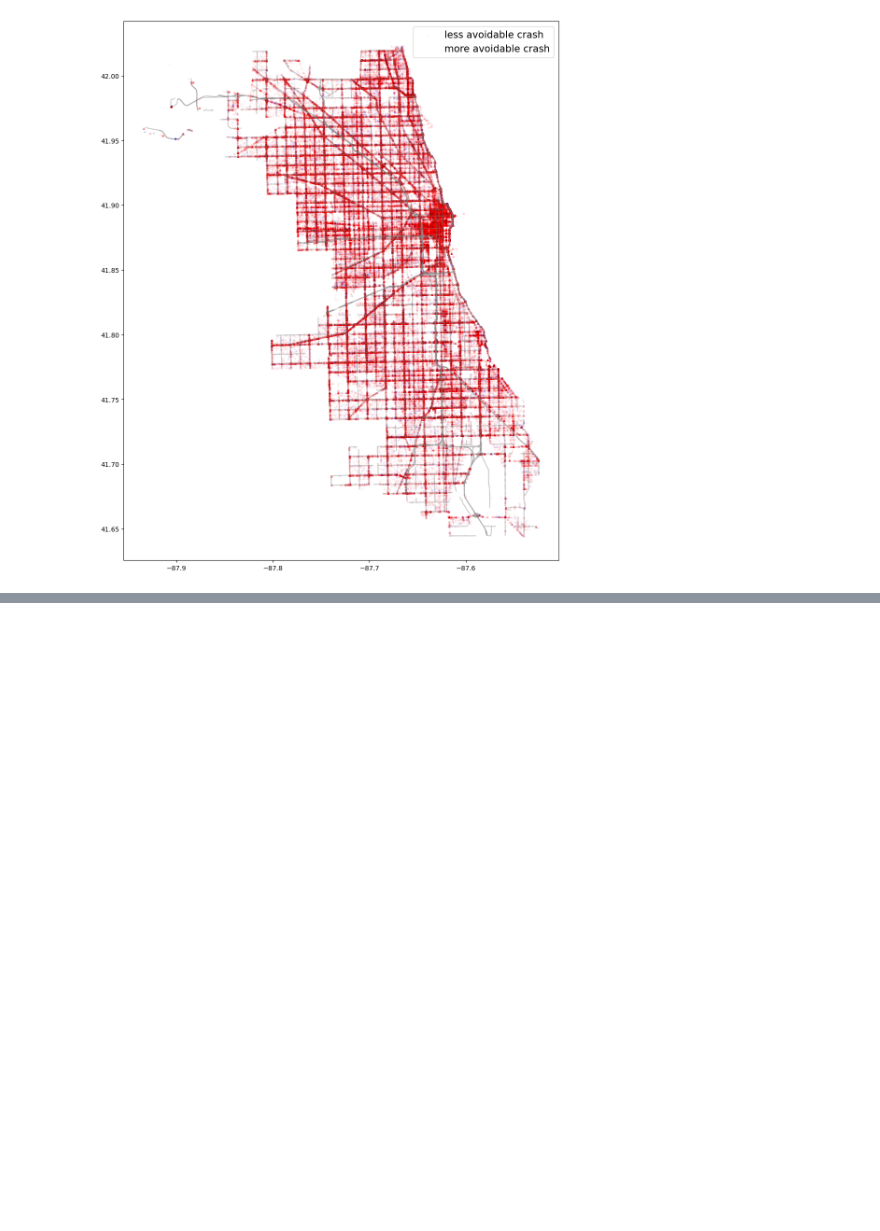
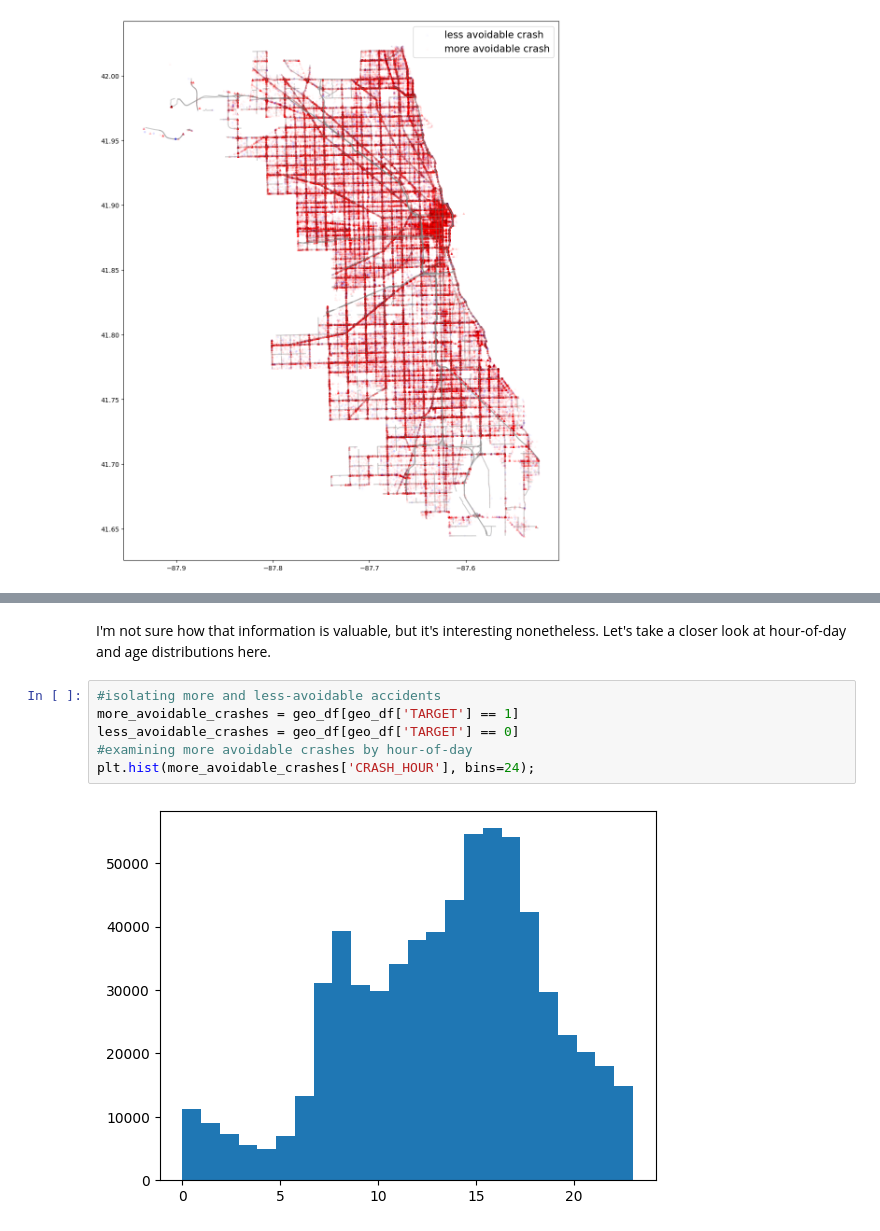
Before and after one commit to joeldmott/chicago_auto_accidents_project, a Jupyter notebook: project_notebook.ipynb, the cells around one changed output, grey strips where cells are left out. Cells and saved outputs as stored; diff of their text form; blank space fills up the shorter version.

```diff
--- a/project_notebook.ipynb
+++ b/project_notebook.ipynb
@@ -1692,0 +1701,10 @@ plt.legend(prop={'size':15});
+# %% [markdown]
+I'm not sure how that information is valuable, but it's interesting nonetheless. Let's take a closer look at hour-of-day and age distributions here.
+# %%
+#isolating more and less-avoidable accidents
+more_avoidable_crashes = geo_df[geo_df['TARGET'] == 1]
+less_avoidable_crashes = geo_df[geo_df['TARGET'] == 0]
+#examining more avoidable crashes by hour-of-day
+plt.hist(more_avoidable_crashes['CRASH_HOUR'], bins=24);
+# %% [output]
+[figure, added]
```
Also changed, not shown: parts of 10 cells of this notebook.
